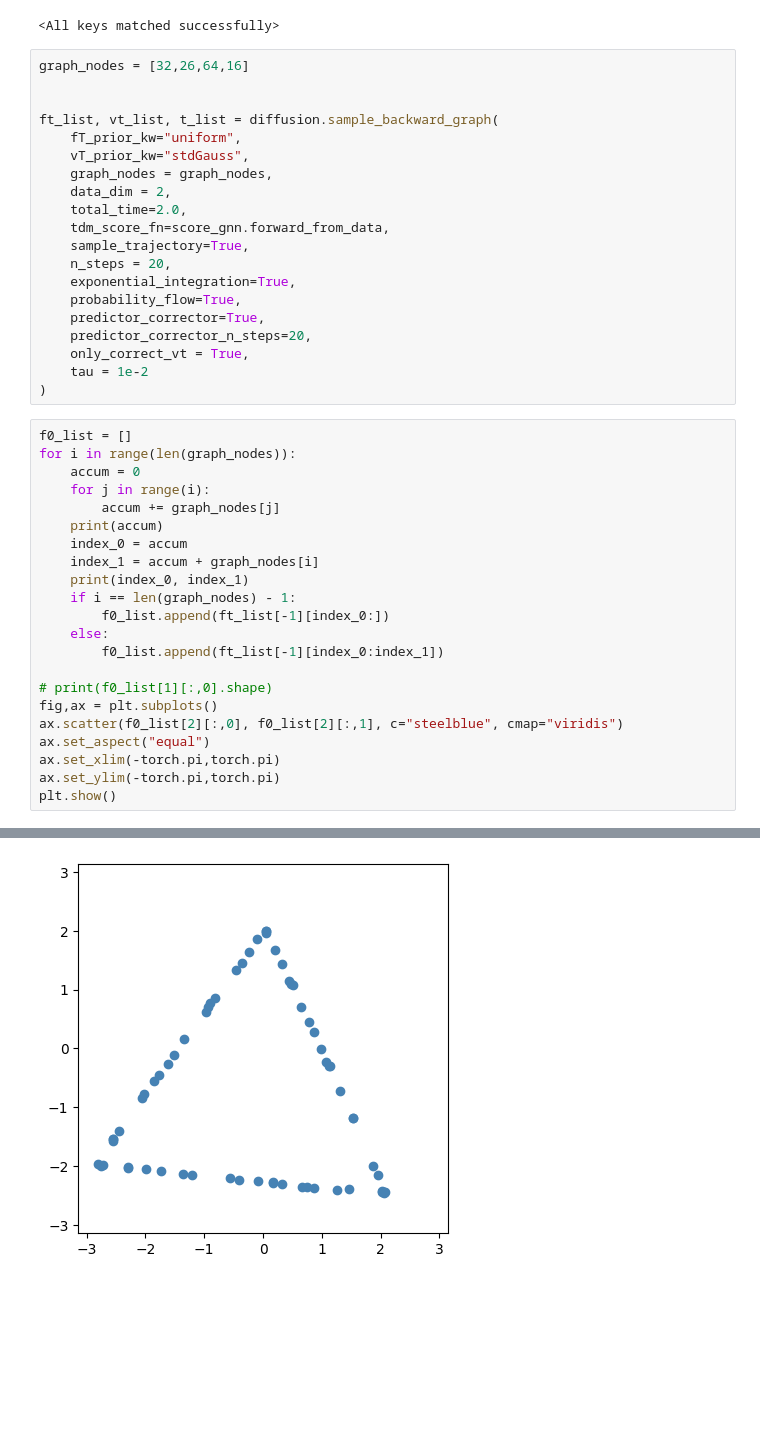
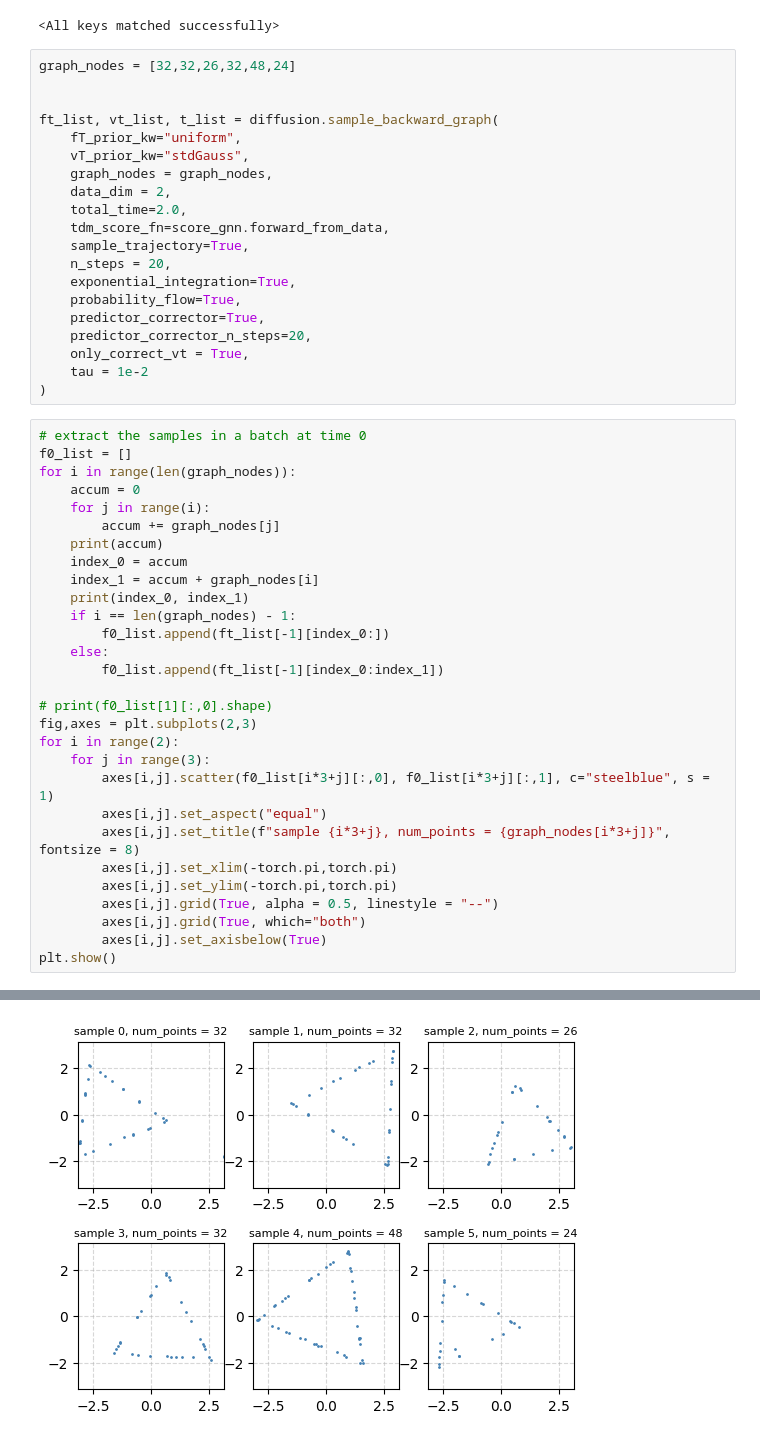
Before and after one commit to MateosCz/diffusion-playground, a Jupyter notebook: shape_analysis.ipynb, the cells around one changed output, grey strips where cells are left out. Saved outputs shown, nothing was run; the diff lists cells and outputs as text; blank space fills up the shorter version.

```diff
--- a/shape_analysis.ipynb
+++ b/shape_analysis.ipynb
@@ -164,7 +167,7 @@ score_gnn.load_state_dict(state_dict)
 # %% [output]
 <All keys matched successfully>
 # %%
-graph_nodes = [32,26,64,16]
+graph_nodes = [32,32,26,32,48,24]
 
 
 ft_list, vt_list, t_list = diffusion.sample_backward_graph(
@@ -184,6 +187,7 @@ ft_list, vt_list, t_list = diffusion.sample_backward_graph(
     tau = 1e-2
 )
 # %%
+# extract the samples in a batch at time 0
 f0_list = []
 for i in range(len(graph_nodes)):
     accum = 0
@@ -199,11 +203,17 @@ for i in range(len(graph_nodes)):
         f0_list.append(ft_list[-1][index_0:index_1])
 
 # print(f0_list[1][:,0].shape)
-fig,ax = plt.subplots()
-ax.scatter(f0_list[2][:,0], f0_list[2][:,1], c="steelblue", cmap="viridis")
-ax.set_aspect("equal")
-ax.set_xlim(-torch.pi,torch.pi)
-ax.set_ylim(-torch.pi,torch.pi)
+fig,axes = plt.subplots(2,3)
+for i in range(2):
+    for j in range(3):
+        axes[i,j].scatter(f0_list[i*3+j][:,0], f0_list[i*3+j][:,1], c="steelblue", s = 1)
+        axes[i,j].set_aspect("equal")
+        axes[i,j].set_title(f"sample {i*3+j}, num_points = {graph_nodes[i*3+j]}", fontsize = 8)
+        axes[i,j].set_xlim(-torch.pi,torch.pi)
+        axes[i,j].set_ylim(-torch.pi,torch.pi)
+        axes[i,j].grid(True, alpha = 0.5, linestyle = "--")
+        axes[i,j].grid(True, which="both")
+        axes[i,j].set_axisbelow(True)
 plt.show()
 # %% [output]
 0
@@ -217 +231 @@ plt.show()
-[figure, old version]
+[figure, new version]
```
Also changed, not shown: parts of 6 cells of this notebook, 2 other files.
